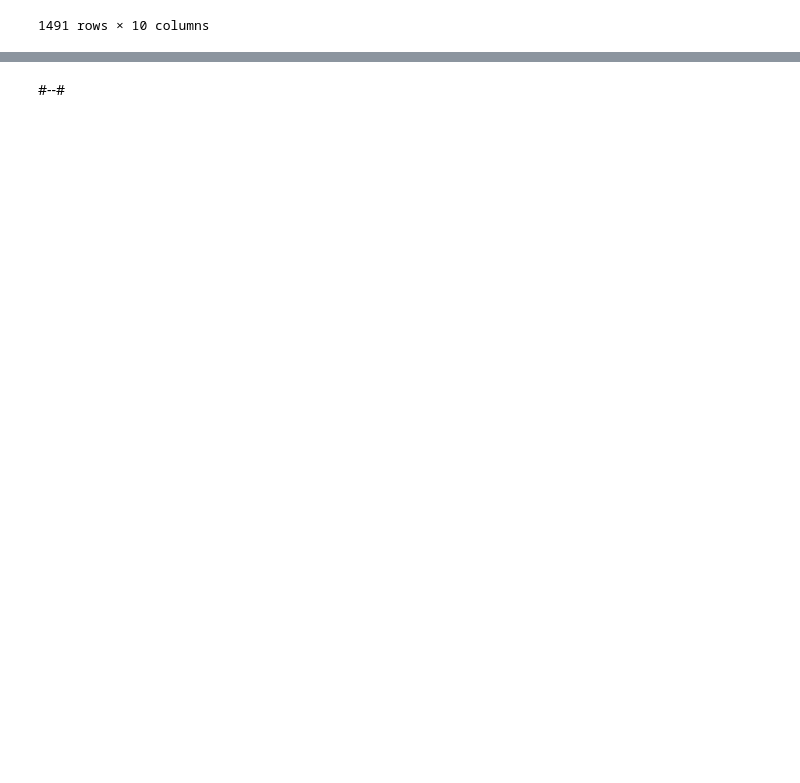
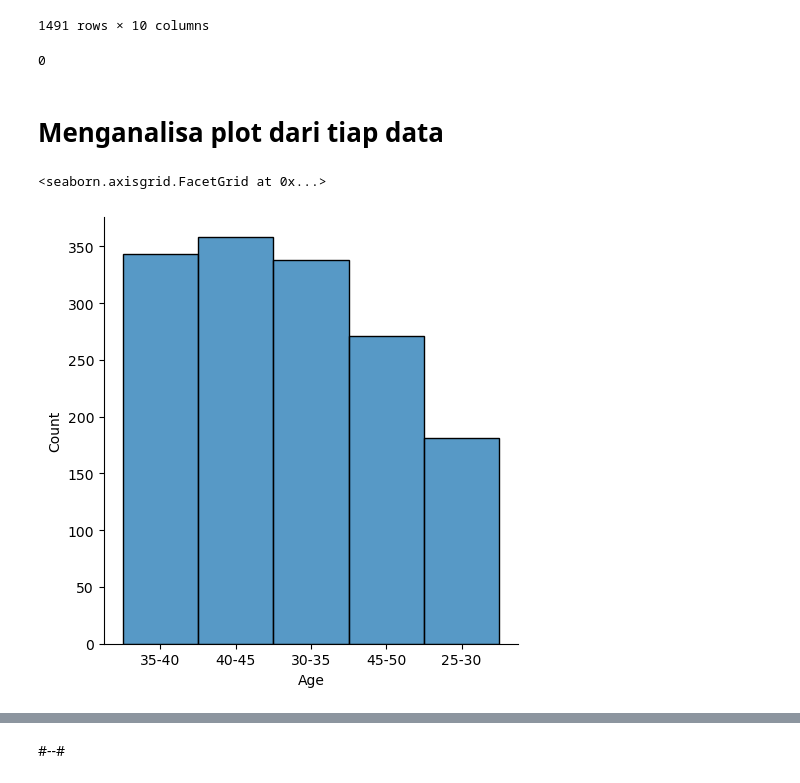
Before and after one commit to alfinosuroso/learning-ML, a Jupyter notebook: Tugas UAS - PostPartum Depression/postpartum-depression.ipynb, the cells around one changed output, grey strips where cells are left out. Saved outputs shown, nothing was run; the diff lists cells and outputs as text; code cells hidden in the pictures; blank space fills up the shorter version.

```diff
--- a/Tugas UAS - PostPartum Depression/postpartum-depression.ipynb
+++ b/Tugas UAS - PostPartum Depression/postpartum-depression.ipynb
@@ -98,3 +98,14 @@ data
 | 1501 | 25-30 | No | Sometimes | Yes | Often | ... |
 | 1502 | 45-50 | Sometimes | Sometimes | Two or more days a week | No | ... |
 1491 rows × 10 columns
+# %%
+data.isna().sum().sum()
+# %% [output]
+0
+# %% [markdown]
+# Menganalisa plot dari tiap data
+# %%
+sns.displot(data['Age'])
+# %% [output]
+<seaborn.axisgrid.FacetGrid at 0x...>
+[figure, added]
```
Also changed, not shown: parts of 20 cells of this notebook.
